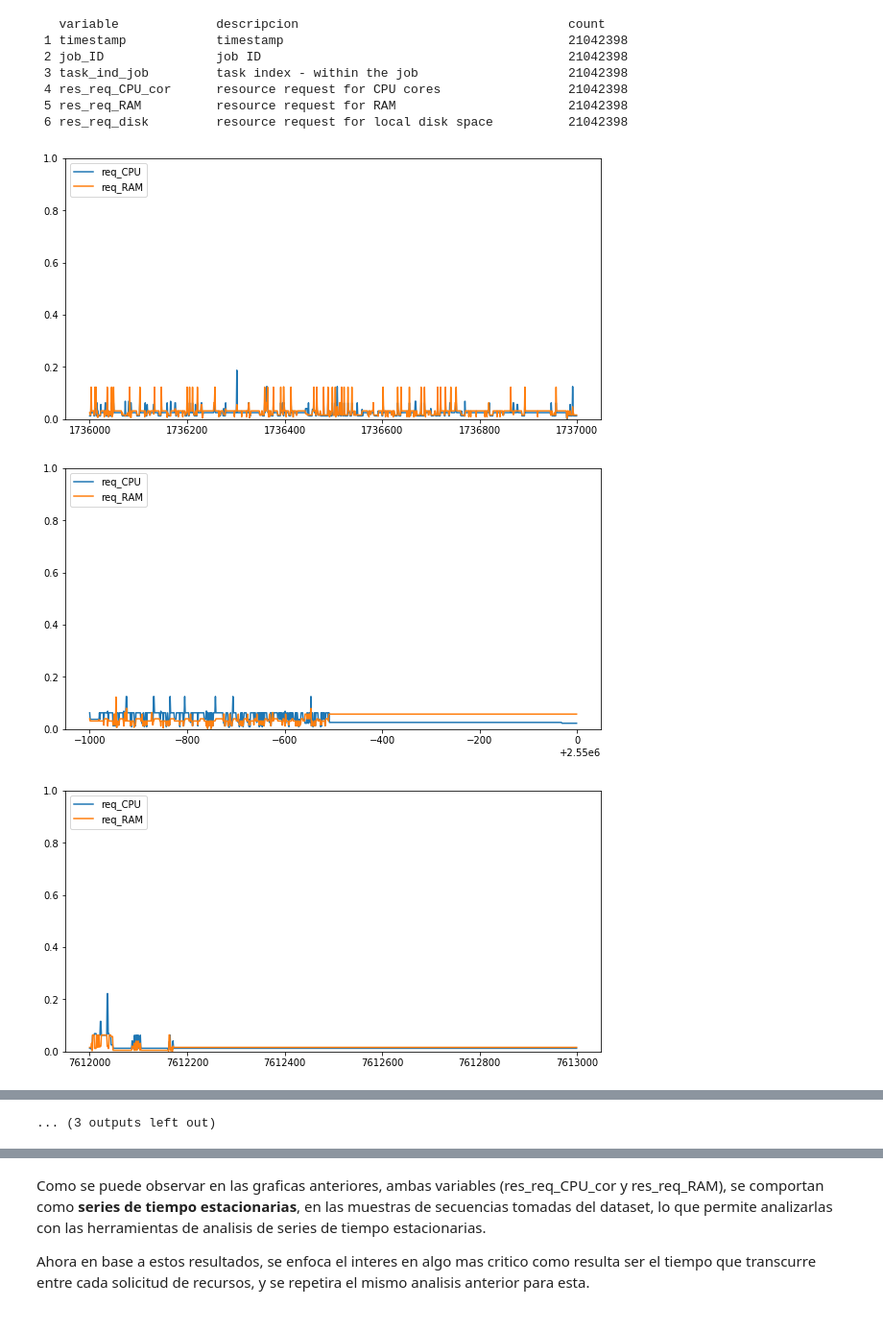
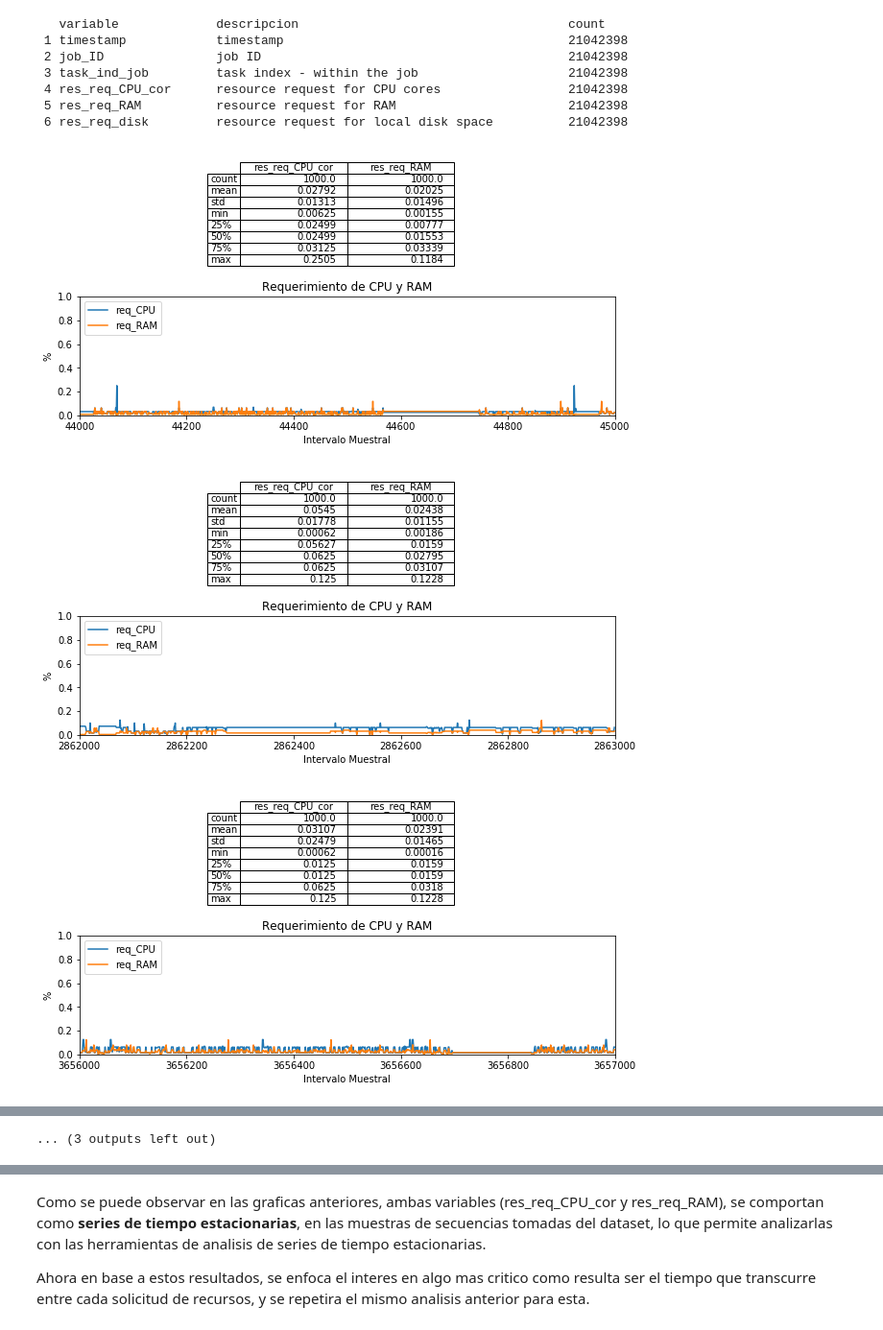
Before and after one commit to sistelca/Msgclientes, a Jupyter notebook: valentin_task_event.ipynb, the cells around one changed output, grey strips where cells are left out. Shown at 96% size. Cells and saved outputs as stored; diff of their text form; code cells hidden in the pictures.

```diff
--- a/valentin_task_event.ipynb
+++ b/valentin_task_event.ipynb
@@ -143,36 +143,56 @@ def calc_intervalos(tot_reg, num_graficas = 15, cantidad_reg_x_interv = 1000):
 
   num_secuencias = tot_reg//cantidad_reg_x_interv
 
   poblacion = [i*cantidad_reg_x_interv for i in range(num_secuencias-1)]
 
   muestra =  sorted(random.sample(poblacion, num_graficas))
 
   intervalos = [[muestra[i], muestra[i]+cantidad_reg_x_interv]
                 for i in range(len(muestra))]
 
   return intervalos
 
 intervalos = calc_intervalos(datos.shape[0])
 
+intervalos_muestrales = []
 for li, ls in intervalos:
   prueba = datos[li:ls]
+
+  # se almacenan valores de estimaciones de interes para la investigacion
+  estimadores = prueba[['res_req_CPU_cor', 'res_req_RAM']].describe()
+  dic_estimadores = {'res_req_CPU_cor':{'mean':estimadores.res_req_CPU_cor['mean'],
+                                        'std':estimadores.res_req_CPU_cor['std']},
+                     'res_req_RAM':{'mean':estimadores.res_req_RAM['mean'],
+                                    'std':estimadores.res_req_RAM['std']}}
+  intervalos_muestrales.append(dic_estimadores)
+
 
   y1 = prueba['res_req_CPU_cor']
 
   y2 = prueba['res_req_RAM']
 
   # eje x
   t = np.arange(li, ls)
 
-  plt.ylim(0,1)
+  fig, axs = plt.subplots(2, 1)
+  axs[0].axis('tight')
+  axs[0].axis('off')
+
+  colWidths=[0.2, 0.2]
+  estimadores = np.round(estimadores, 5)
+  the_table = axs[0].table(cellText=estimadores.values,colLabels=estimadores.columns,
+                           rowLabels=estimadores.index, loc='center', colWidths=colWidths)
 
   # graficas
-  plt.plot(t, y1,  t, y2)
+  axs[1].plot(t, y1,  t, y2)
 
-  plt.legend(('req_CPU', 'req_RAM'), loc='upper left')
+  axs[1].axis([li, ls, 0, 1])
+  axs[1].set(xlabel='Intervalo Muestral', ylabel='%',
+         title='Requerimiento de CPU y RAM')
+  axs[1].legend(('req_CPU', 'req_RAM'), loc='upper left')
 
   plt.show()
 # %% [output]
-[figure, old version]
+[figure, new version]
-[figure, old version]
+[figure, new version]
-[figure, old version]
+[figure, new version]
```
Also changed, not shown: parts of 12 cells of this notebook.
